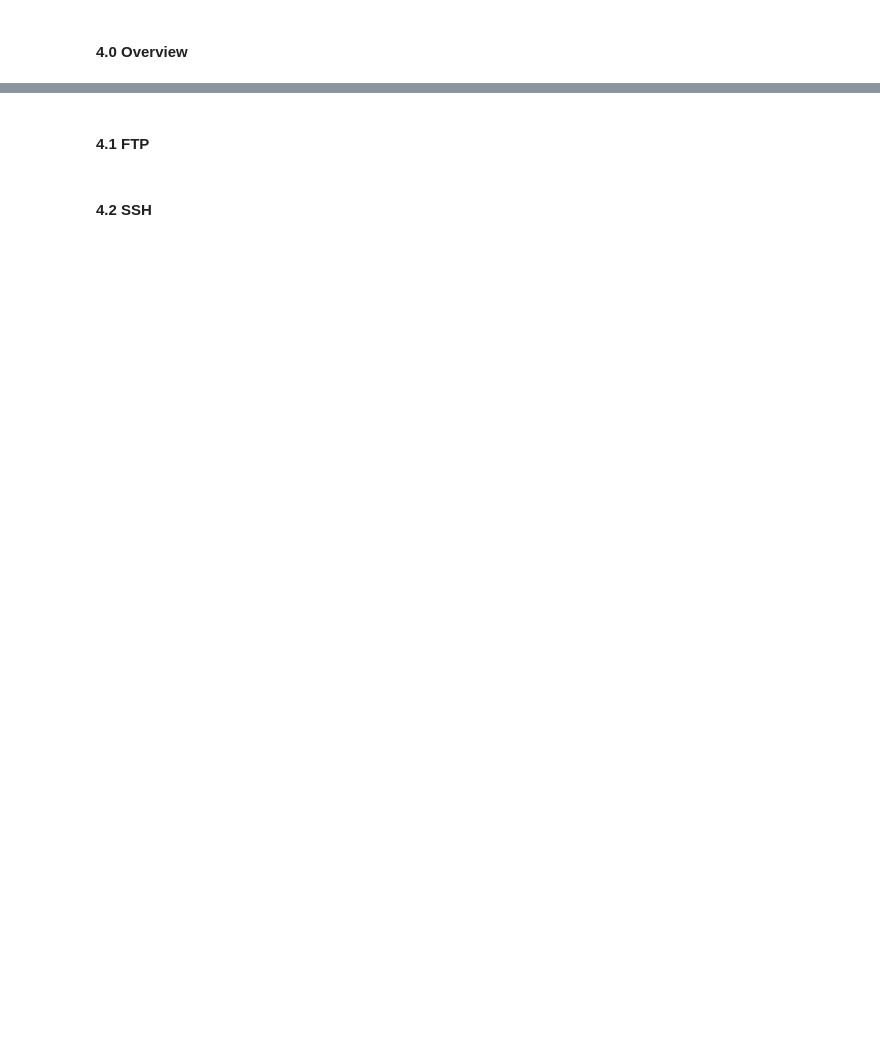
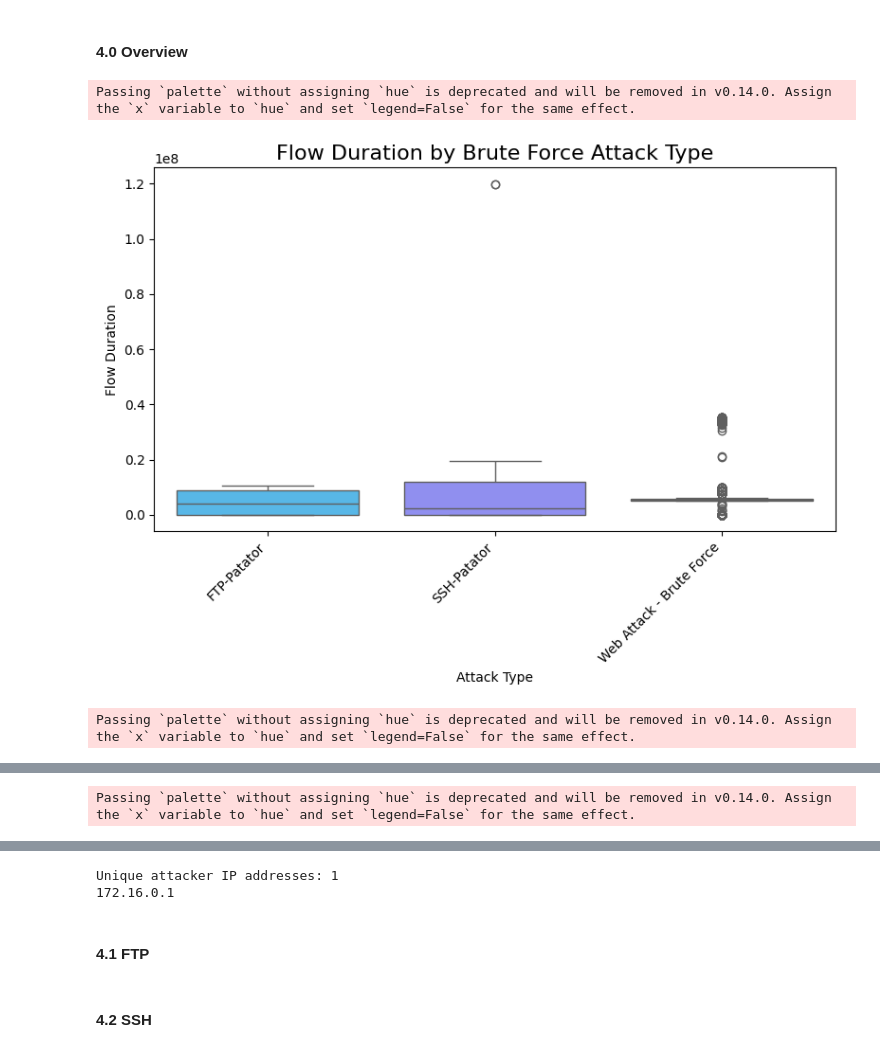
Before and after one commit to PhoXinuS/IDS-Analyzer, a Jupyter notebook: code/data_vis.ipynb, the cells around one changed output, grey strips where cells are left out. Saved outputs shown, nothing was run; the diff lists cells and outputs as text; code cells hidden in the pictures; blank space fills up the shorter version.

```diff
--- a/code/data_vis.ipynb
+++ b/code/data_vis.ipynb
@@ -483,2 +464,70 @@ fig.show()
 # %% [markdown]
 #### 4.0 Overview
+# %%
+df_tue = load_dataset('Tue')
+df_thu = load_dataset('Thu')
+df_tue_thu = pd.concat([df_tue, df_thu], ignore_index=True)
+df_tue_thu.columns = df_tue_thu.columns.str.strip()
+brute_labels = ['FTP-Patator', 'SSH-Patator', 'Web Attack - Brute Force']
+df_brute = df_tue_thu[df_tue_thu['Label'].isin(brute_labels)].copy()
+
+# Boxplot for flow duration
+plt.figure(figsize=(8, 6))
+colors_brute = sns.color_palette('cool', len(brute_labels))
+sns.boxplot(
+    x='Label',
+    y='Flow Duration',
+    data=df_brute,
+    hue='Label',
+    palette=colors_brute,
+    legend=False
+)
+plt.title('Flow Duration by Brute Force Attack Type', fontsize=16)
+plt.xlabel('Attack Type')
+plt.ylabel('Flow Duration')
+plt.xticks(rotation=45, ha='right')
+plt.tight_layout()
+plt.show()
+
+# Boxplot for total forward packets
+plt.figure(figsize=(8, 6))
+sns.boxplot(
+    x='Label',
+    y='Total Fwd Packets',
+    data=df_brute,
+    hue='Label',
+    palette=colors_brute,
+    legend=False
+)
+plt.title('Total Fwd Packets by Brute Force Attack Type', fontsize=16)
+plt.xlabel('Attack Type')
+plt.ylabel('Total Fwd Packets')
+plt.xticks(rotation=45, ha='right')
+plt.tight_layout()
+plt.show()
+
+# Boxplot for total backward packets
+plt.figure(figsize=(8, 6))
+sns.boxplot(
+    x='Label',
+    y='Total Backward Packets',
+    data=df_brute,
+    hue='Label',
+    palette=colors_brute,
+    legend=False
+)
+plt.title('Total Backward Packets by Brute Force Attack Type', fontsize=16)
+plt.xlabel('Attack Type')
+plt.ylabel('Total Backward Packets')
+plt.xticks(rotation=45, ha='right')
+plt.tight_layout()
+plt.show()
+
+ip_addresses = df_brute['Source IP'].unique()
+print(f"Unique attacker IP addresses: {len(ip_addresses)}")
+for address in ip_addresses:
+    print(address)
+# %% [output]
+Passing `palette` without assigning `hue` is deprecated and will be removed in v0.14.0. Assign the `x` variable to `hue` and set `legend=False` for the same effect.
+[figure, added]
+Passing `palette` without assigning `hue` is deprecated and will be removed in v0.14.0. Assign the `x` variable to `hue` and set `legend=False` for the same effect.
@@ -484,0 +535 @@ fig.show()
+Passing `palette` without assigning `hue` is deprecated and will be removed in v0.14.0. Assign the `x` variable to `hue` and set `legend=False` for the same effect.
@@ -485,3 +537,5 @@ fig.show()
+Unique attacker IP addresses: 1
+172.16.0.1
 # %% [markdown]
 #### 4.1 FTP
 # %% [markdown]
```
Also changed, not shown: parts of 17 cells of this notebook.
